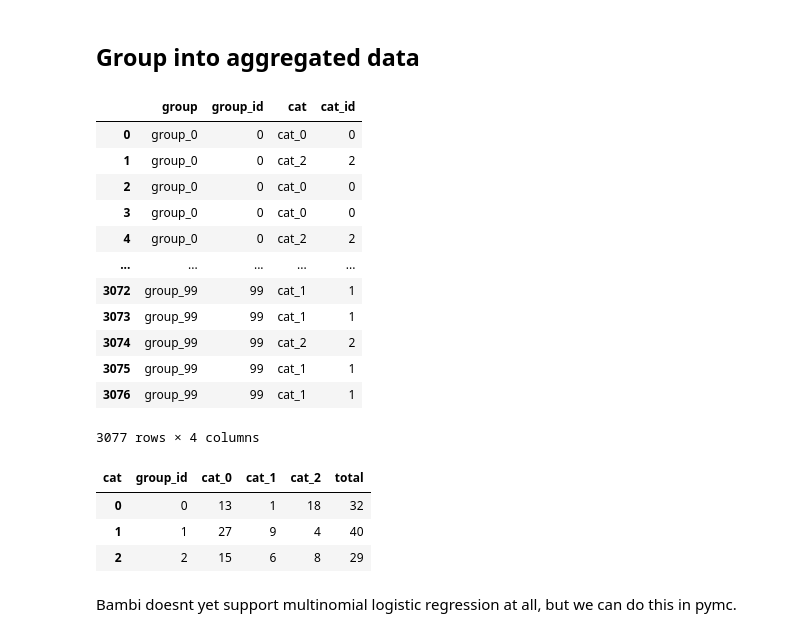
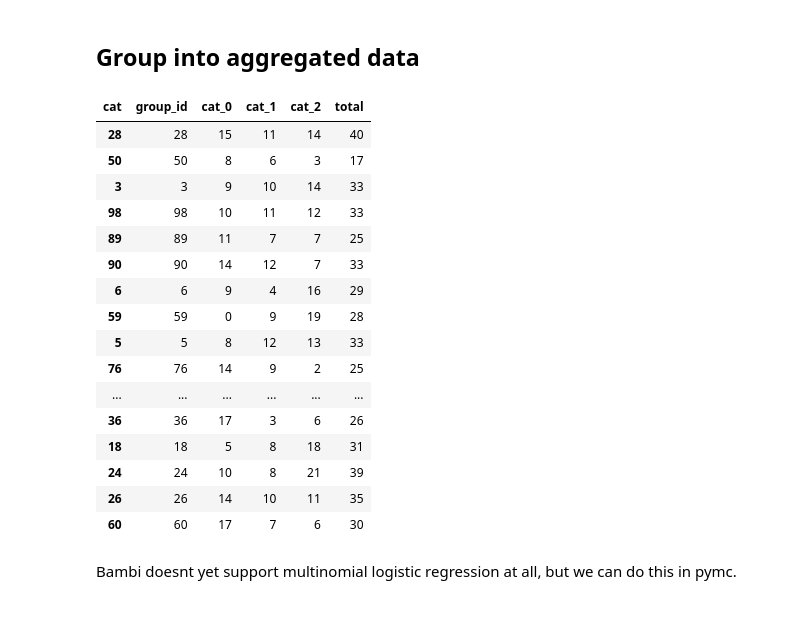
Before and after one commit to DrEntropy/multinom, a Jupyter notebook: random_effects_mn.ipynb, the cells around one changed output. Saved outputs shown, nothing was run; the diff lists cells and outputs as text; code cells hidden in the pictures.

```diff
--- a/random_effects_mn.ipynb
+++ b/random_effects_mn.ipynb
@@ -236,40 +240,36 @@ plt.show()
 # %% [markdown]
 ## Group into aggregated data
-# %%
-simulated_df
-# %% [output]
-|  | group | group_id | cat | cat_id |
-| 0 | group_0 | 0 | cat_0 | 0 |
-| 1 | group_0 | 0 | cat_2 | 2 |
-| 2 | group_0 | 0 | cat_0 | 0 |
-| 3 | group_0 | 0 | cat_0 | 0 |
-| 4 | group_0 | 0 | cat_2 | 2 |
-| ... | ... | ... | ... | ... |
-| 3072 | group_99 | 99 | cat_1 | 1 |
-| 3073 | group_99 | 99 | cat_1 | 1 |
-| 3074 | group_99 | 99 | cat_2 | 2 |
-| 3075 | group_99 | 99 | cat_1 | 1 |
-| 3076 | group_99 | 99 | cat_1 | 1 |
-3077 rows × 4 columns
 # %%
 agg_df = (
     simulated_df[["group_id","cat"]]
         .groupby(["group_id","cat"])
         .size()
         .reset_index()
         .pivot(index = "group_id", columns = "cat", values = 0)
         .fillna(0)
         .assign(total = lambda x:x.cat_0+ x.cat_1 + x.cat_2)
         .reset_index() # pandas please
 
 ).astype(int)
+agg_df.sample(20)
+# %% [output]
+| cat | group_id | cat_0 | cat_1 | cat_2 | total |
+| 28 | 28 | 15 | 11 | 14 | 40 |
+| 50 | 50 | 8 | 6 | 3 | 17 |
+| 3 | 3 | 9 | 10 | 14 | 33 |
+| 98 | 98 | 10 | 11 | 12 | 33 |
+| 89 | 89 | 11 | 7 | 7 | 25 |
+| 90 | 90 | 14 | 12 | 7 | 33 |
+| 6 | 6 | 9 | 4 | 16 | 29 |
+| 59 | 59 | 0 | 9 | 19 | 28 |
+| 5 | 5 | 8 | 12 | 13 | 33 |
+| 76 | 76 | 14 | 9 | 2 | 25 |
+| ... | ... | ... | ... | ... | ... |
+| 36 | 36 | 17 | 3 | 6 | 26 |
+| 18 | 18 | 5 | 8 | 18 | 31 |
+| 24 | 24 | 10 | 8 | 21 | 39 |
+| 26 | 26 | 14 | 10 | 11 | 35 |
+| 60 | 60 | 17 | 7 | 6 | 30 |
-# %%
-agg_df.head(3)
-# %% [output]
-| cat | group_id | cat_0 | cat_1 | cat_2 | total |
-| 0 | 0 | 13 | 1 | 18 | 32 |
-| 1 | 1 | 27 | 9 | 4 | 40 |
-| 2 | 2 | 15 | 6 | 8 | 29 |
 # %% [markdown]
 Bambi doesnt yet support multinomial logistic regression at all, but we can do this in pymc.
 # %%
```
Also changed, not shown: parts of 18 cells of this notebook.
